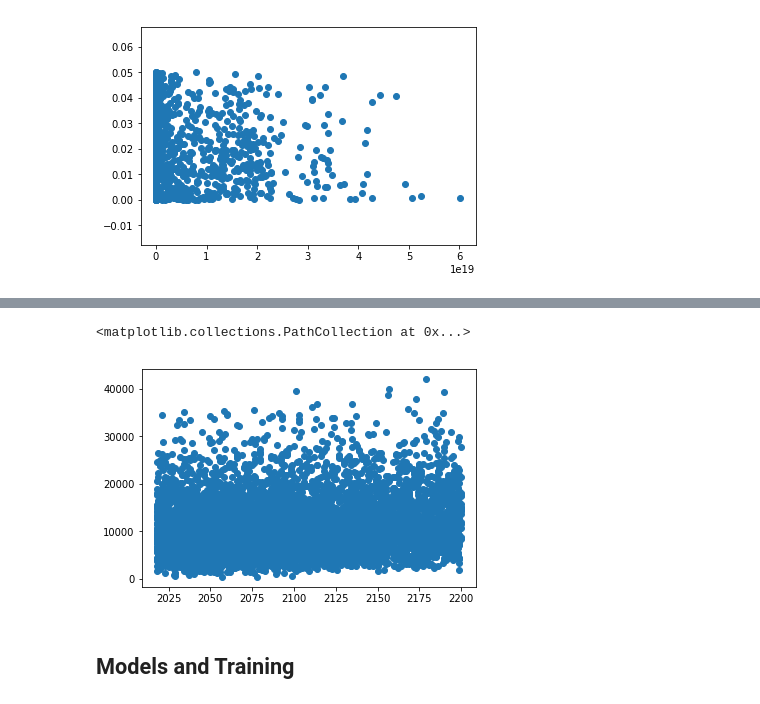
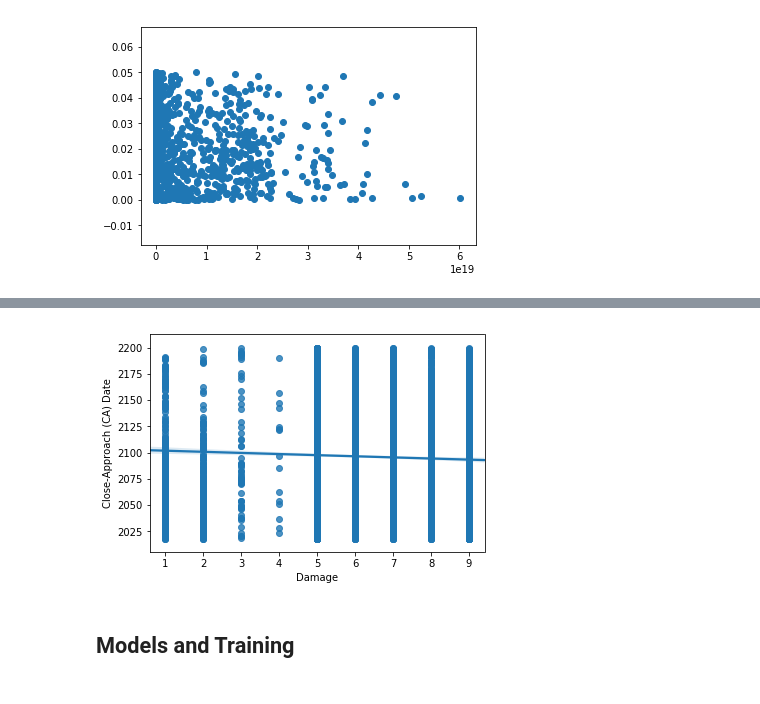
Before and after one commit to Doncurt/DS-final-proj, a Jupyter notebook: notebooks/Initial Exploration.ipynb, the cells around one changed output, grey strips where cells are left out. Cells and saved outputs as stored; diff of their text form; code cells hidden in the pictures.

```diff
--- a/notebooks/Initial Exploration.ipynb
+++ b/notebooks/Initial Exploration.ipynb
@@ -267,8 +229,7 @@ date_grouping['Extinction'].plot.bar()
-# %%
-plt.scatter(df['Close-Approach (CA) Date'], df['V relative (m/s)'])
-# %% [output]
-<matplotlib.collections.PathCollection at 0x...>
-[figure, removed]
+# %%
+ax = sns.regplot(x=df['Damage'], y=df['Close-Approach (CA) Date'])
+# %% [output]
+[figure, added]
 # %% [markdown]
 ## Models and Training
 # %% [markdown]
```
Also changed, not shown: parts of 20 cells of this notebook, 1 other file.
